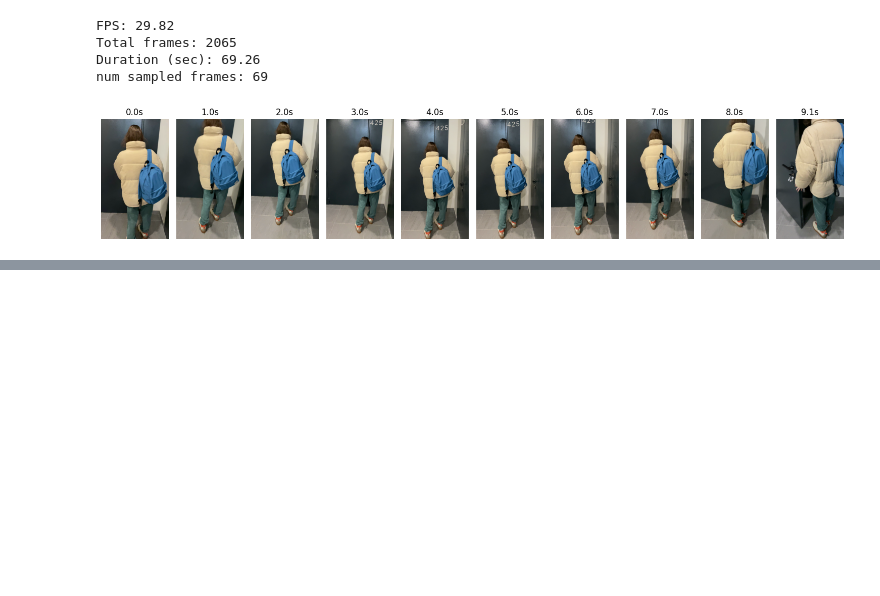
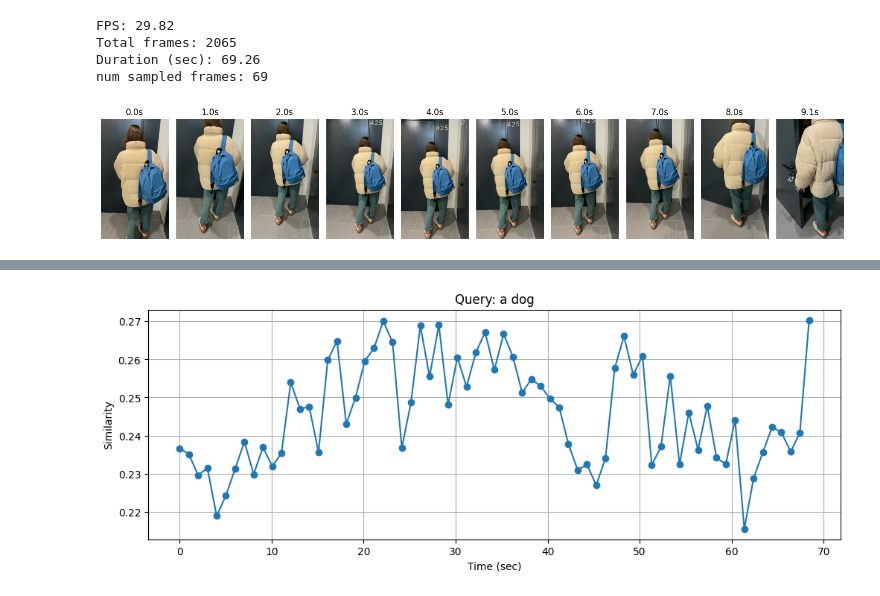
Before and after one commit to some-1-else/video-moment-retrieval, a Jupyter notebook: notebooks/first_try.ipynb, the cells around one changed output, grey strips where cells are left out. Drawn from its saved outputs; the diff is of its cells as text; code cells hidden in the pictures; blank space fills up the shorter version.

```diff
--- a/notebooks/first_try.ipynb
+++ b/notebooks/first_try.ipynb
@@ -145,0 +170,10 @@ array([0.23666336, 0.23505044, 0.22957546, 0.23147768, 0.21884644,
+# %%
+plt.figure(figsize=(12, 4))
+plt.plot(timestamps, similarity, marker="o")
+plt.xlabel("Time (sec)")
+plt.ylabel("Similarity")
+plt.title(f"Query: {text_query}")
+plt.grid(True)
+plt.show()
+# %% [output]
+[figure, added]
```
Also changed, not shown: parts of 4 cells of this notebook.
